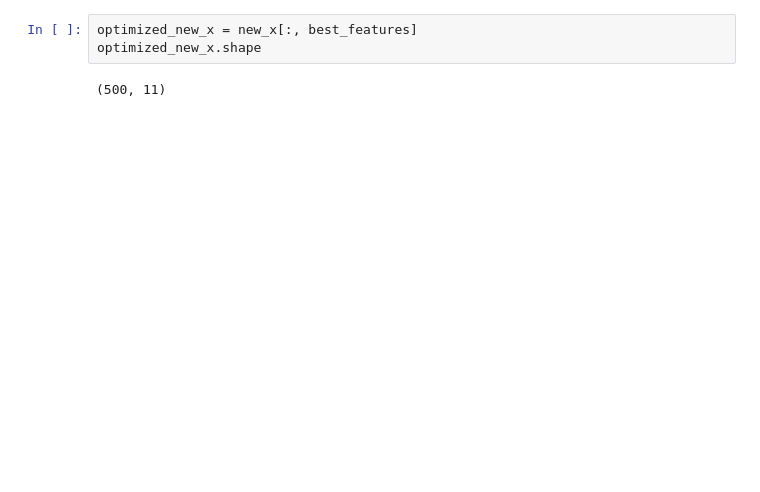
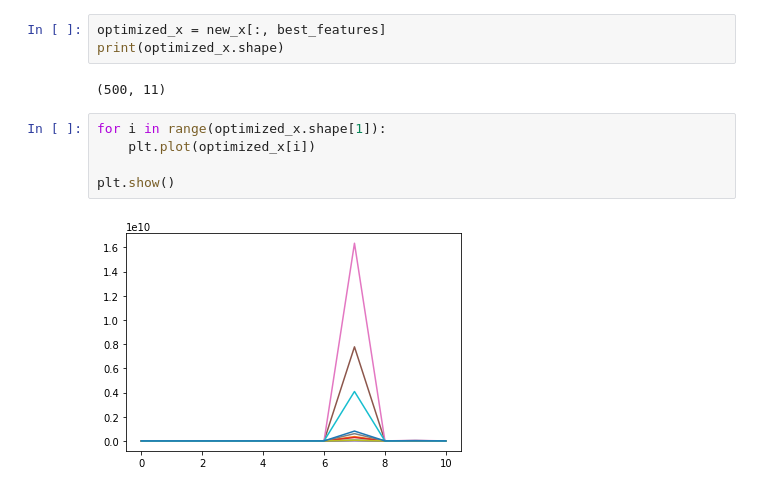
Before and after one commit to msadeqsirjani/eeg-based-epilepsy-detection, a Jupyter notebook: src/app.ipynb, the cells around one changed output. Cells and saved outputs as stored; diff of their text form; blank space fills up the shorter version.

```diff
--- a/src/app.ipynb
+++ b/src/app.ipynb
@@ -880,5 +863,12 @@ feature 27 (accuracy, recall, precision): 0.92 0.8076923076923077 0.875
 # %%
-optimized_new_x = new_x[:, best_features]
-optimized_new_x.shape
+optimized_x = new_x[:, best_features]
+print(optimized_x.shape)
 # %% [output]
 (500, 11)
+# %%
+for i in range(optimized_x.shape[1]):
+    plt.plot(optimized_x[i])
+
+plt.show()
+# %% [output]
+[figure, added]
```
Also changed, not shown: parts of 6 cells of this notebook.
